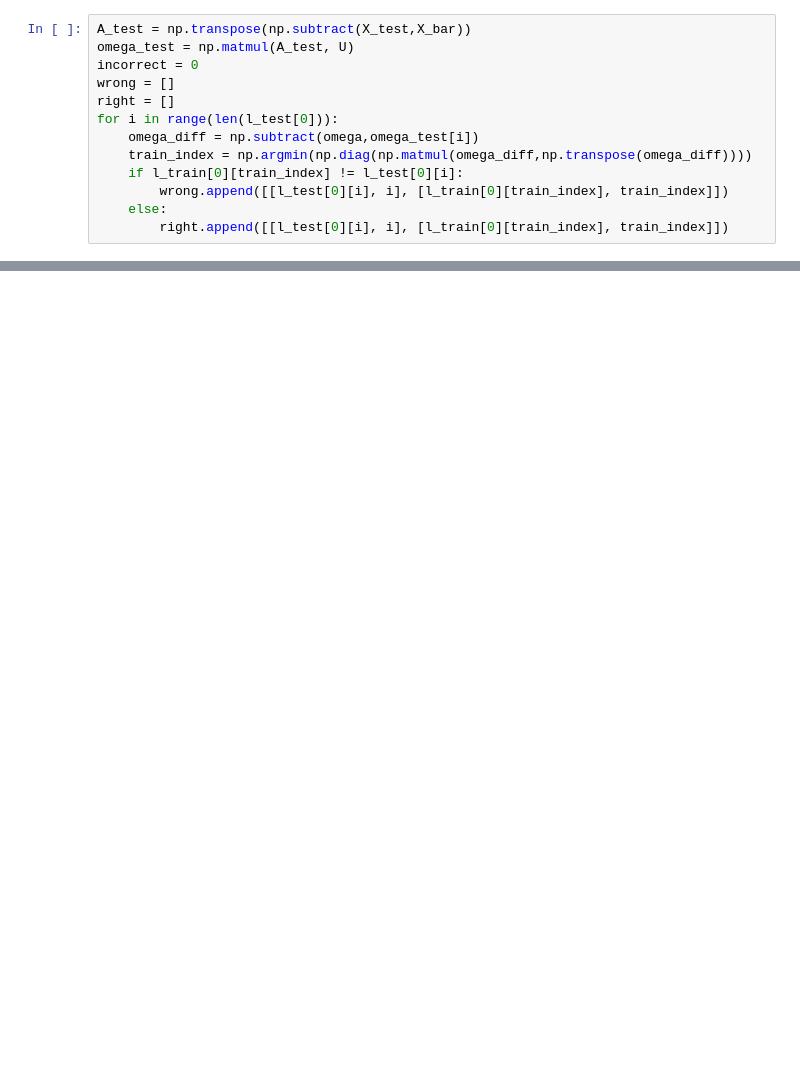
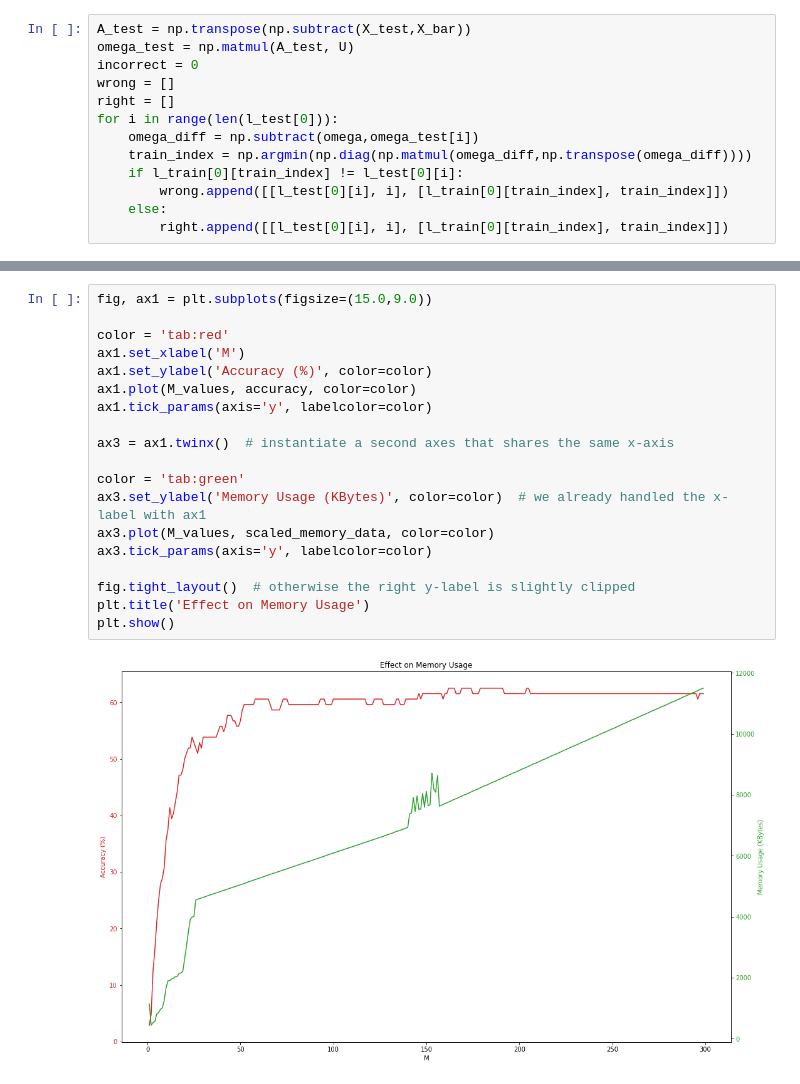
Before and after one commit to GPadley/EE4-68-PR, a Jupyter notebook: CW1/1.2_b.ipynb, the cells around one changed output, grey strips where cells are left out. Cells and saved outputs as stored; diff of their text form; blank space fills up the shorter version.

```diff
--- a/CW1/1.2_b.ipynb
+++ b/CW1/1.2_b.ipynb
@@ -105,0 +170,21 @@ ax.imshow(train_img, cmap='gray')
+# %%
+fig, ax1 = plt.subplots(figsize=(15.0,9.0))
+
+color = 'tab:red'
+ax1.set_xlabel('M')
+ax1.set_ylabel('Accuracy (%)', color=color)
+ax1.plot(M_values, accuracy, color=color)
+ax1.tick_params(axis='y', labelcolor=color)
+
+ax3 = ax1.twinx()  # instantiate a second axes that shares the same x-axis
+
+color = 'tab:green'
+ax3.set_ylabel('Memory Usage (KBytes)', color=color)  # we already handled the x-label with ax1
+ax3.plot(M_values, scaled_memory_data, color=color)
+ax3.tick_params(axis='y', labelcolor=color)
+
+fig.tight_layout()  # otherwise the right y-label is slightly clipped
+plt.title('Effect on Memory Usage')
+plt.show()
+# %% [output]
+[figure, added]
```
Also changed, not shown: parts of 11 cells of this notebook, 3 other files.
